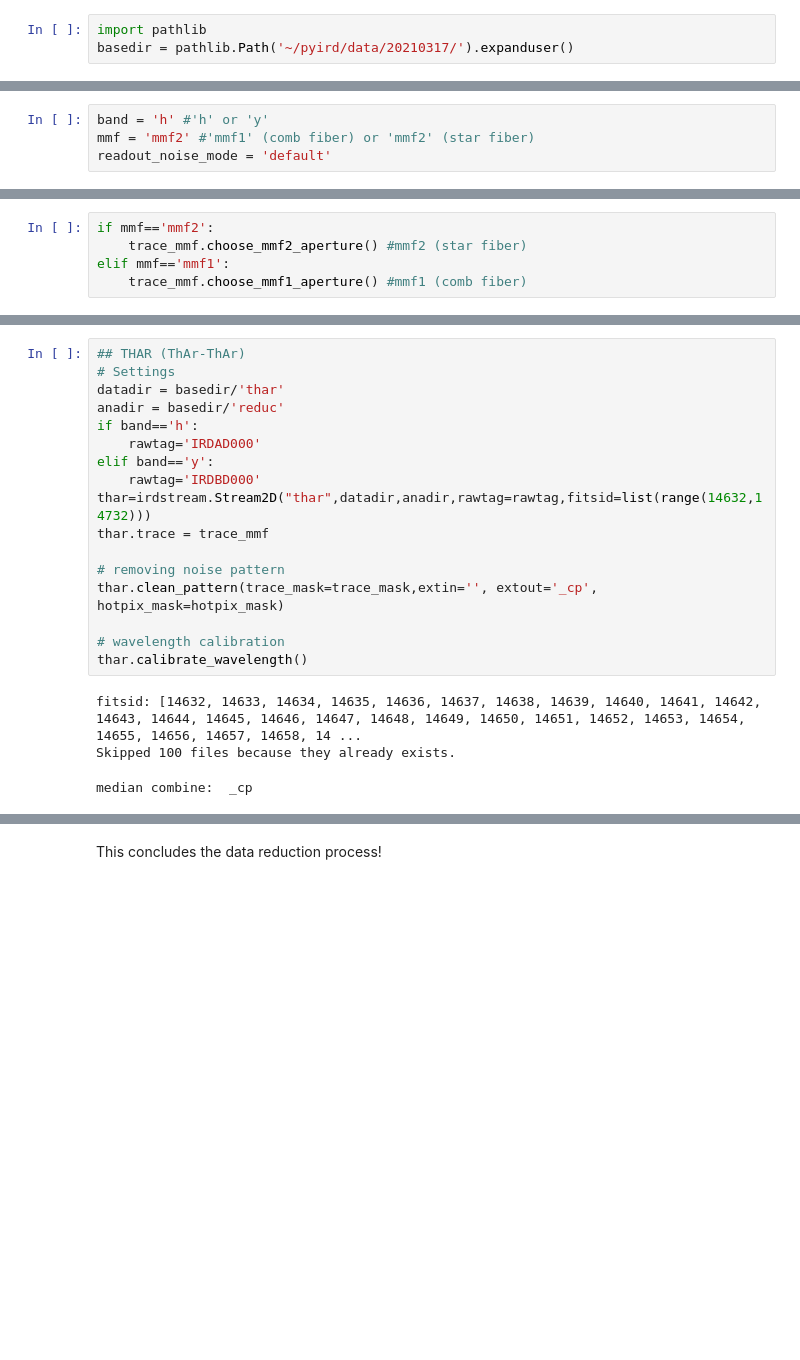
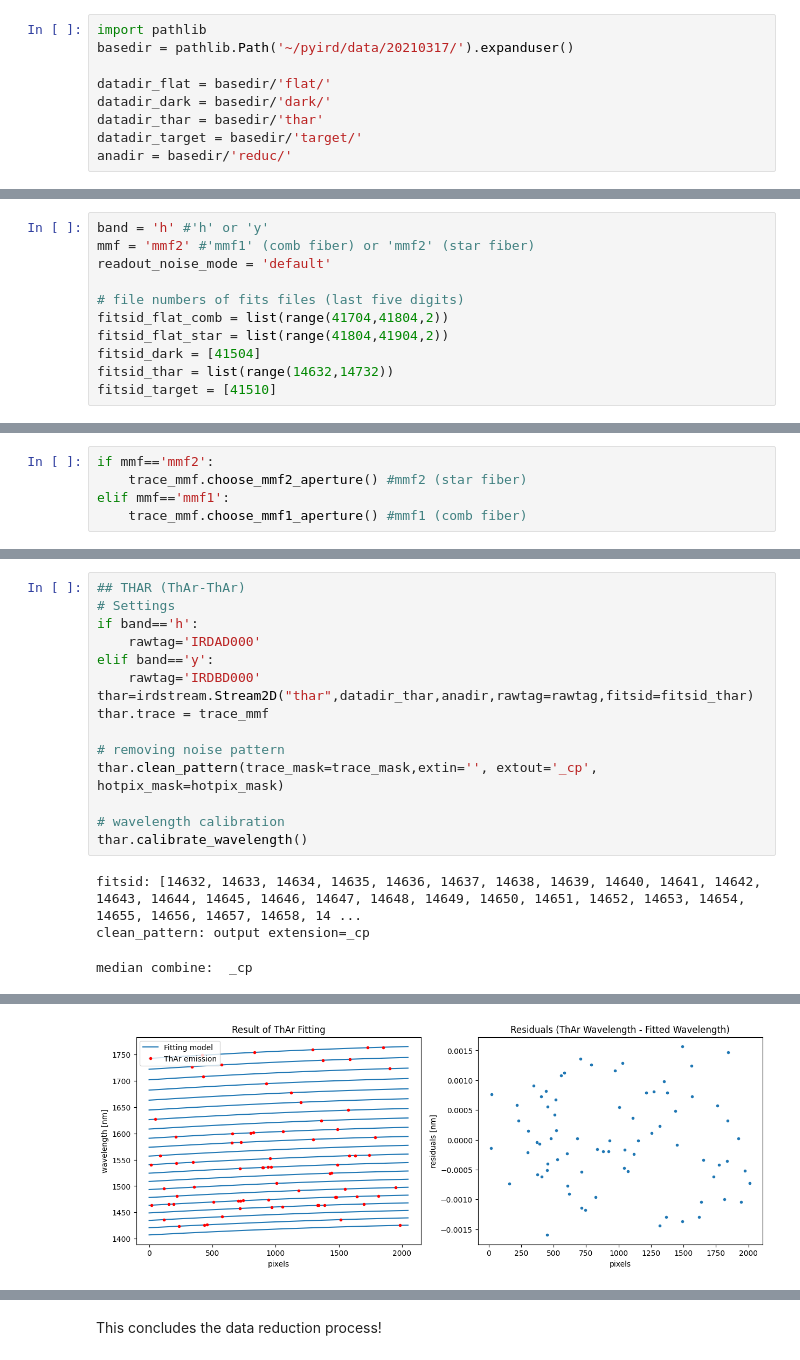
Before and after one commit to prvjapan/pyird, a Jupyter notebook: documents/tutorials/IRD_stream.ipynb, the cells around one changed output, grey strips where cells are left out. Cells and saved outputs as stored; diff of their text form; blank space fills up the shorter version.

```diff
--- a/documents/tutorials/IRD_stream.ipynb
+++ b/documents/tutorials/IRD_stream.ipynb
@@ -29,6 +42,12 @@ The reduc directory is used as `anadir` for storing processed data.
 # %%
 import pathlib
 basedir = pathlib.Path('~/pyird/data/20210317/').expanduser()
+
+datadir_flat = basedir/'flat/'
+datadir_dark = basedir/'dark/'
+datadir_thar = basedir/'thar'
+datadir_target = basedir/'target/'
+anadir = basedir/'reduc/'
 # %% [markdown]
 ### Specify the Data to be Analyzed
 
@@ -37,6 +56,13 @@ Please change the following variables based on the data you want to analyze.
 band = 'h' #'h' or 'y'
 mmf = 'mmf2' #'mmf1' (comb fiber) or 'mmf2' (star fiber)
 readout_noise_mode = 'default'
+
+# file numbers of fits files (last five digits)
+fitsid_flat_comb = list(range(41704,41804,2))
+fitsid_flat_star = list(range(41804,41904,2))
+fitsid_dark = [41504]
+fitsid_thar = list(range(14632,14732))
+fitsid_target = [41510]
 # %% [markdown]
 **Note**:
 
@@ -136,13 +158,11 @@ hotpix mask = 0.45 percent
 # %%
 ## THAR (ThAr-ThAr)
 # Settings
-datadir = basedir/'thar'
-anadir = basedir/'reduc'
 if band=='h':
     rawtag='IRDAD000'
 elif band=='y':
     rawtag='IRDBD000'
-thar=irdstream.Stream2D("thar",datadir,anadir,rawtag=rawtag,fitsid=list(range(14632,14732)))
+thar=irdstream.Stream2D("thar",datadir_thar,anadir,rawtag=rawtag,fitsid=fitsid_thar)
 thar.trace = trace_mmf
 
 # removing noise pattern
@@ -152,5 +172,5 @@ thar.clean_pattern(trace_mask=trace_mask,extin='', extout='_cp', hotpix_mask=hot
 thar.calibrate_wavelength()
 # %% [output]
 fitsid: [14632, 14633, 14634, 14635, 14636, 14637, 14638, 14639, 14640, 14641, 14642, 14643, 14644, 14645, 14646, 14647, 14648, 14649, 14650, 14651, 14652, 14653, 14654, 14655, 14656, 14657, 14658, 14 ...
-Skipped 100 files because they already exists.
+clean_pattern: output extension=_cp
 median combine:  _cp
@@ -157 +189,2 @@ median combine:  _cp
+[figure, added]
 # %% [markdown]
```
Also changed, not shown: parts of 25 cells of this notebook, 23 other files.
